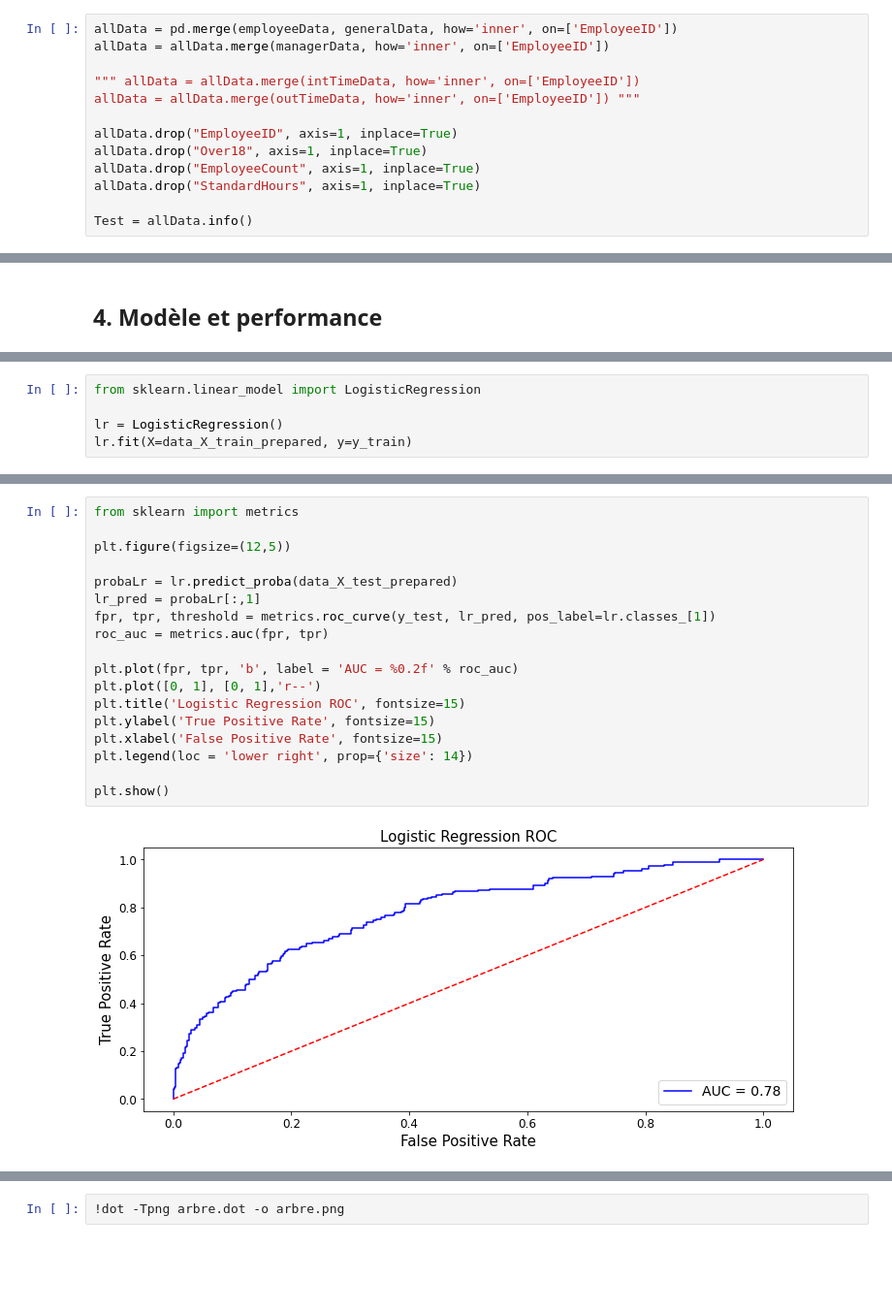
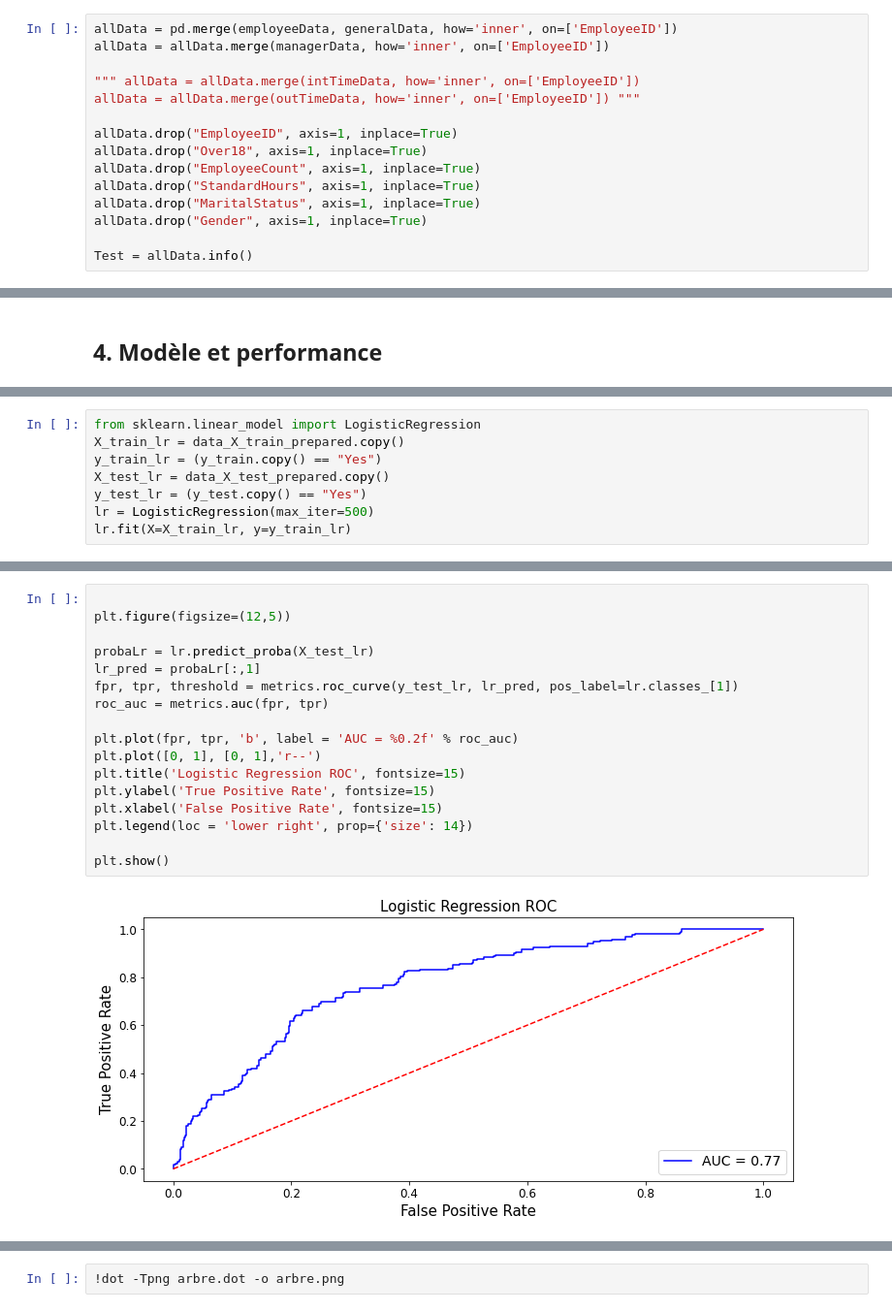
Before and after one commit to VictorMassotte/Projet-IA, a Jupyter notebook: projet-ia.ipynb, the cells around one changed output, grey strips where cells are left out. Shown at 97% size. Cells and saved outputs as stored; diff of their text form; blank space fills up the shorter version.

```diff
--- a/projet-ia.ipynb
+++ b/projet-ia.ipynb
@@ -197,6 +197,8 @@ allData.drop("EmployeeID", axis=1, inplace=True)
 allData.drop("Over18", axis=1, inplace=True)
 allData.drop("EmployeeCount", axis=1, inplace=True)
 allData.drop("StandardHours", axis=1, inplace=True)
+allData.drop("MaritalStatus", axis=1, inplace=True)
+allData.drop("Gender", axis=1, inplace=True)
 
 Test = allData.info()
 # %% [output]
@@ -439,6 +437,9 @@ data_X_test_prepared
 # %%
 from sklearn.linear_model import LogisticRegression
-
-lr = LogisticRegression()
-lr.fit(X=data_X_train_prepared, y=y_train)
+X_train_lr = data_X_train_prepared.copy()
+y_train_lr = (y_train.copy() == "Yes")
+X_test_lr = data_X_test_prepared.copy()
+y_test_lr = (y_test.copy() == "Yes")
+lr = LogisticRegression(max_iter=500)
+lr.fit(X=X_train_lr, y=y_train_lr)
 # %% [output]
@@ -507,20 +468,19 @@ weighted avg       0.83      0.85      0.81      1323
 # %%
-from sklearn import metrics
 
 plt.figure(figsize=(12,5))
 
-probaLr = lr.predict_proba(data_X_test_prepared)
+probaLr = lr.predict_proba(X_test_lr)
 lr_pred = probaLr[:,1]
-fpr, tpr, threshold = metrics.roc_curve(y_test, lr_pred, pos_label=lr.classes_[1])
+fpr, tpr, threshold = metrics.roc_curve(y_test_lr, lr_pred, pos_label=lr.classes_[1])
 roc_auc = metrics.auc(fpr, tpr)
 
 plt.plot(fpr, tpr, 'b', label = 'AUC = %0.2f' % roc_auc)
 plt.plot([0, 1], [0, 1],'r--')
 plt.title('Logistic Regression ROC', fontsize=15)
 plt.ylabel('True Positive Rate', fontsize=15)
 plt.xlabel('False Positive Rate', fontsize=15)
 plt.legend(loc = 'lower right', prop={'size': 14})
 
 plt.show()
 # %% [output]
-[figure, old version]
+[figure, new version]
```
Also changed, not shown: parts of 36 cells of this notebook.
